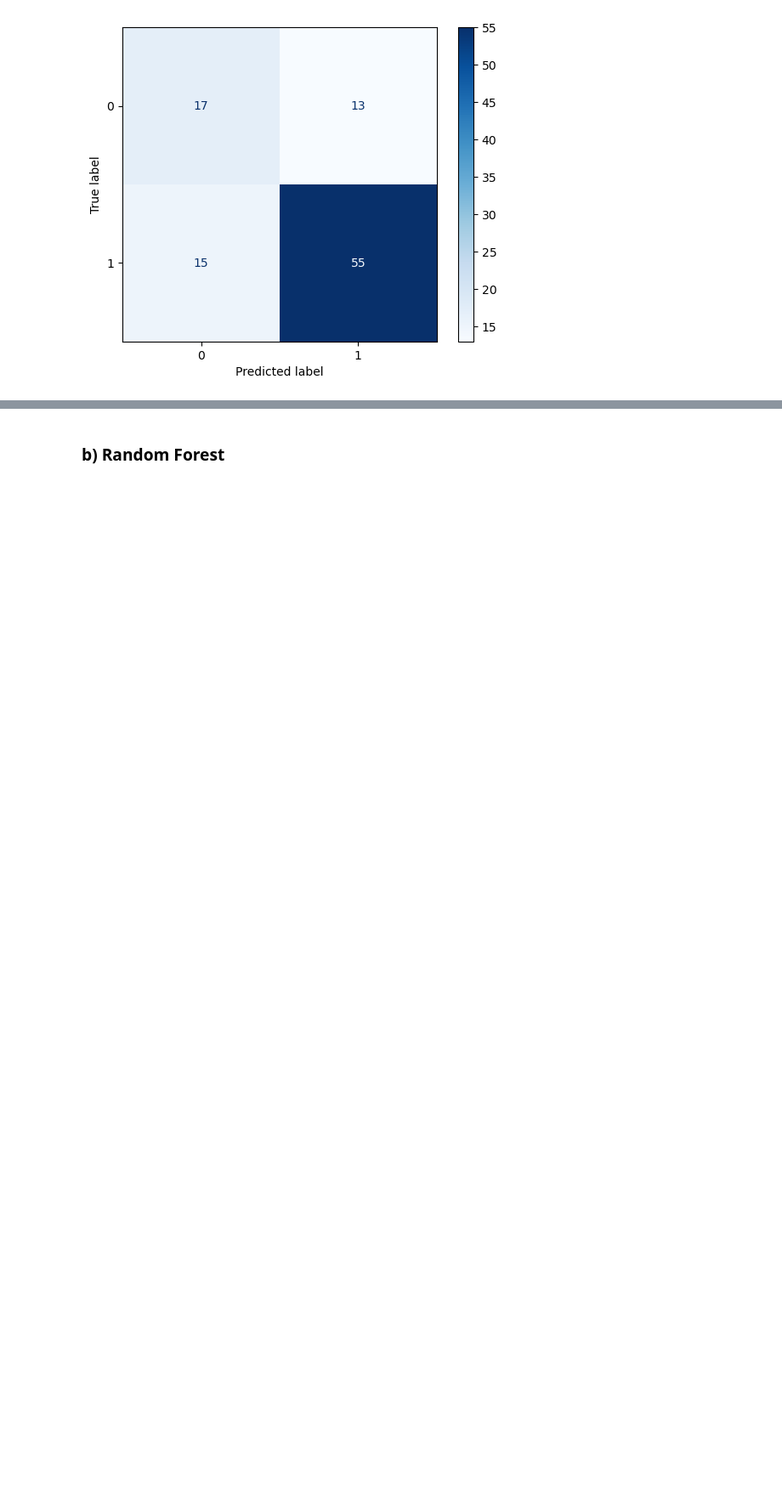
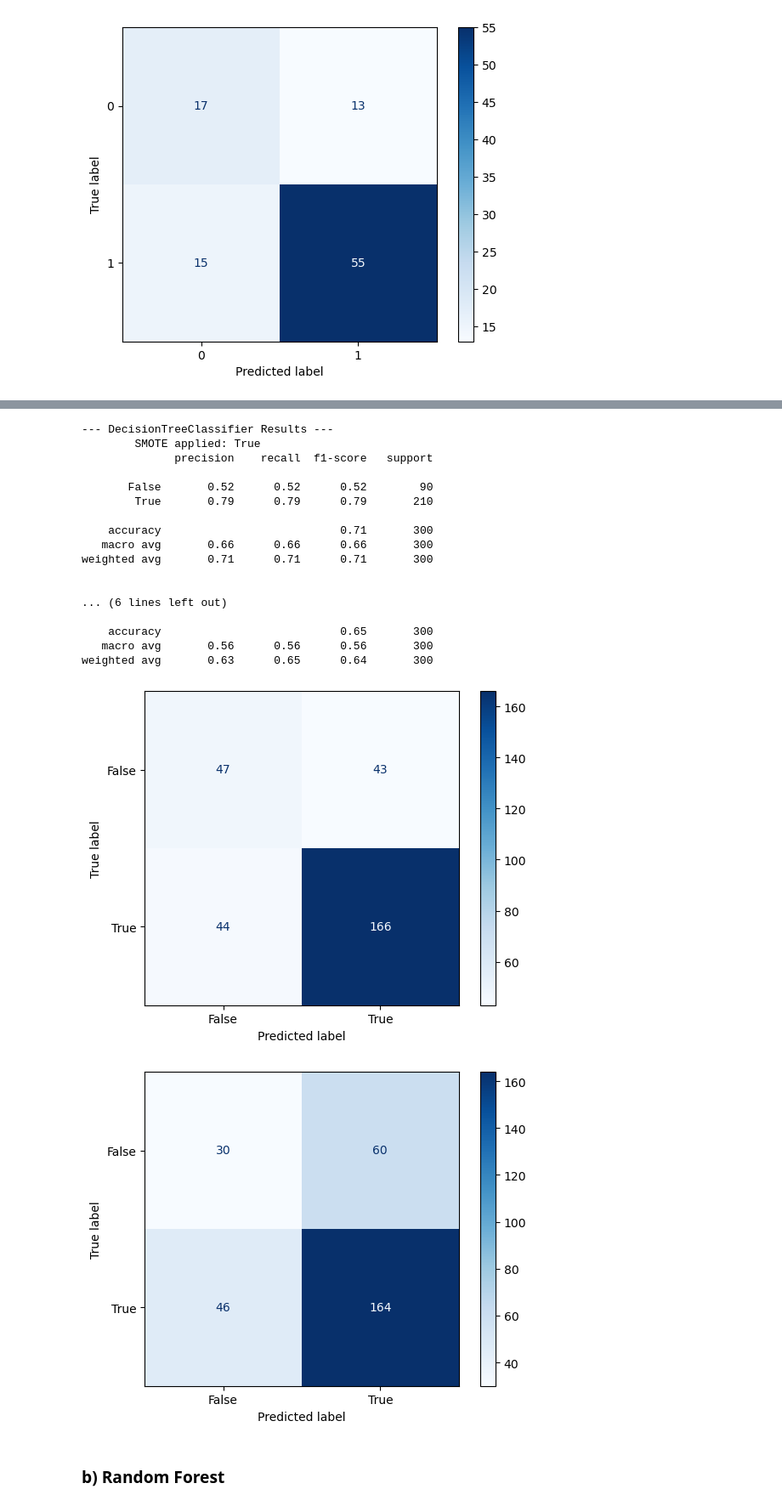
Before and after one commit to feed0/german-credit-data, a Jupyter notebook: python/src/2_fayaad_3_datamining_1_trees.ipynb, the cells around one changed output, grey strips where cells are left out. Shown at 85% size. Saved outputs shown, nothing was run; the diff lists cells and outputs as text; code cells hidden in the pictures; blank space fills up the shorter version.

```diff
--- a/python/src/2_fayaad_3_datamining_1_trees.ipynb
+++ b/python/src/2_fayaad_3_datamining_1_trees.ipynb
@@ -55,7 +65,10 @@ is_using_smote = SMOTE(random_state = RANDOM_STATE)
-# %%
-## SMOTE 30% Data
-X_TRAIN_30_RESAMPLED, Y_TRAIN_30_RESAMPLED = is_using_smote.fit_resample(X_TRAIN_30, Y_TRAIN_30)
 # %%
 ## SMOTE 10% Data
-X_TRAIN_10_RESAMPLED, Y_TRAIN_10_RESAMPLED = is_using_smote.fit_resample(X_TRAIN_10, Y_TRAIN_10)
+X_TRAIN_10_RESAMPLED, Y_TRAIN_10_RESAMPLED = smoter.fit_resample(X_TRAIN_10, Y_TRAIN_10)
+# %%
+## SMOTE 30% Data
+X_TRAIN_30_RESAMPLED, Y_TRAIN_30_RESAMPLED = smoter.fit_resample(X_TRAIN_30, Y_TRAIN_30)
+# %%
+## SMOTE Raw 30% Data
+X_TRAIN_RAW_30_RESAMPLED, Y_TRAIN_RAW_30_RESAMPLED = smoter.fit_resample(X_TRAIN_RAW_30, Y_TRAIN_RAW_30)
 # %% [markdown]
@@ -138,2 +145,26 @@ weighted avg       0.73      0.72      0.72       100
+# %%
+# DT Raw 30% Data
+fit_predict_metrics(decision_tree,  is_using_smote=True,  X_train=X_TRAIN_RAW_30_RESAMPLED, y_train=Y_TRAIN_RAW_30_RESAMPLED, X_test=X_TEST_RAW_30, y_test=Y_TEST_RAW_30)
+fit_predict_metrics(decision_tree,  is_using_smote=False, X_train=X_TRAIN_RAW_30,           y_train=Y_TRAIN_RAW_30,           X_test=X_TEST_RAW_30, y_test=Y_TEST_RAW_30)
+# %% [output]
+--- DecisionTreeClassifier Results ---
+        SMOTE applied: True
+              precision    recall  f1-score   support
+
+       False       0.52      0.52      0.52        90
+        True       0.79      0.79      0.79       210
+
+    accuracy                           0.71       300
+   macro avg       0.66      0.66      0.66       300
+weighted avg       0.71      0.71      0.71       300
+
+
+... (6 lines left out)
+
+    accuracy                           0.65       300
+   macro avg       0.56      0.56      0.56       300
+weighted avg       0.63      0.65      0.64       300
+[figure, added]
+[figure, added]
 # %% [markdown]
 ### b) Random Forest
```
Also changed, not shown: parts of 14 cells of this notebook, 1 other file.
